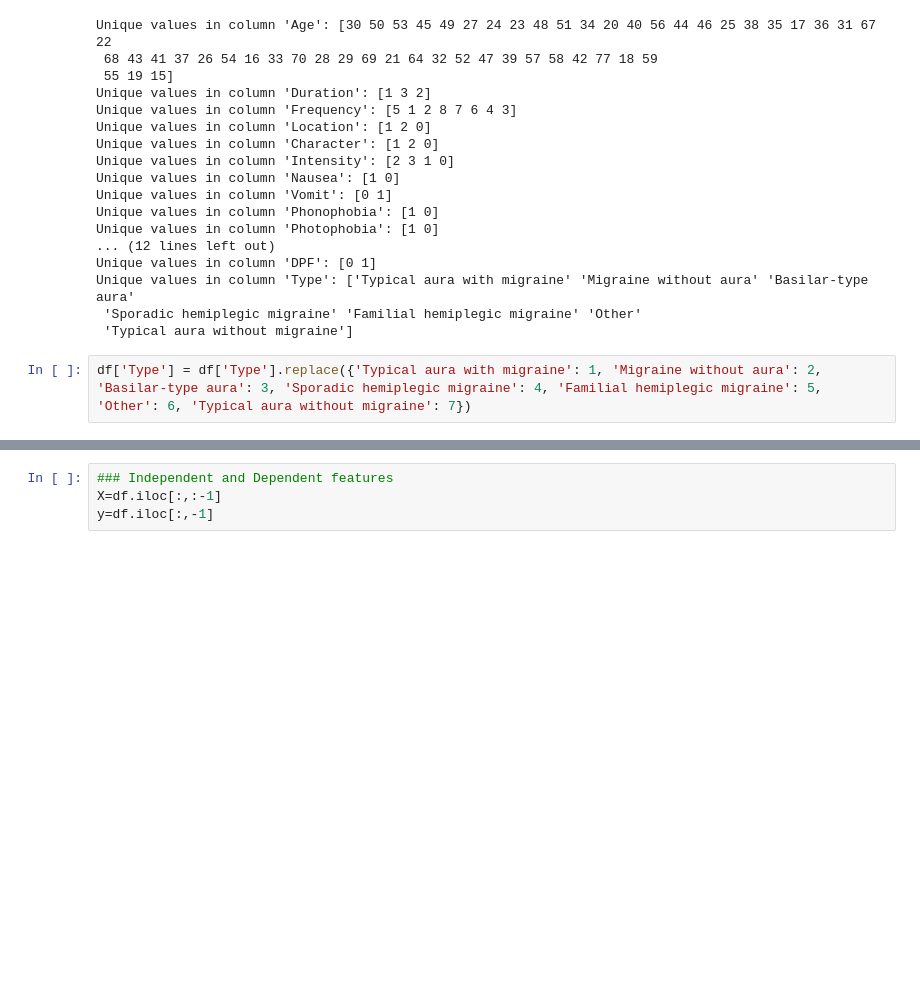
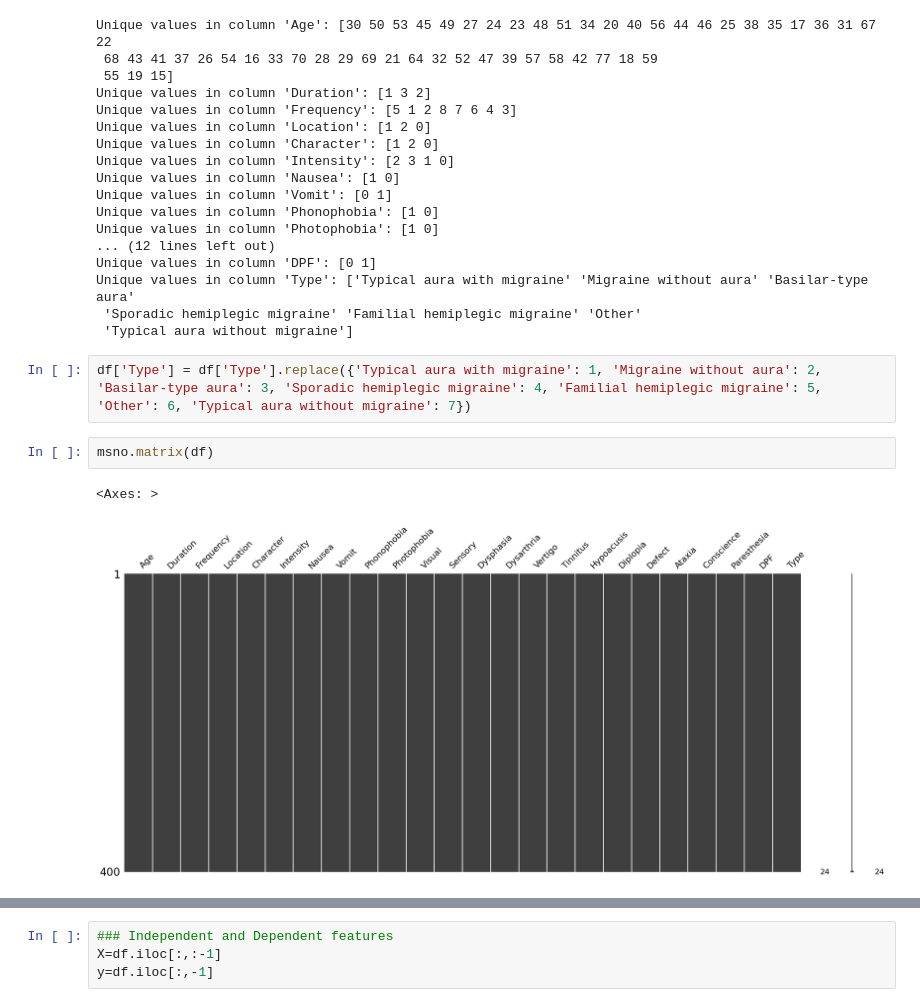
Before and after one commit to MeetPatel41011/Disease-Prediction-System, a Jupyter notebook: Machine Learning/migraine/migraine.ipynb, the cells around one changed output, grey strips where cells are left out. Drawn from its saved outputs; the diff is of its cells as text; blank space fills up the shorter version.

```diff
--- a/Machine Learning/migraine/migraine.ipynb
+++ b/Machine Learning/migraine/migraine.ipynb
@@ -82,3 +94,8 @@ Unique values in column 'Type': ['Typical aura with migraine' 'Migraine without
  'Typical aura without migraine']
 # %%
 df['Type'] = df['Type'].replace({'Typical aura with migraine': 1, 'Migraine without aura': 2, 'Basilar-type aura': 3, 'Sporadic hemiplegic migraine': 4, 'Familial hemiplegic migraine': 5, 'Other': 6, 'Typical aura without migraine': 7})
+# %%
+msno.matrix(df)
+# %% [output]
+<Axes: >
+[figure, added]
```
Also changed, not shown: parts of 13 cells of this notebook, 16 other files.
